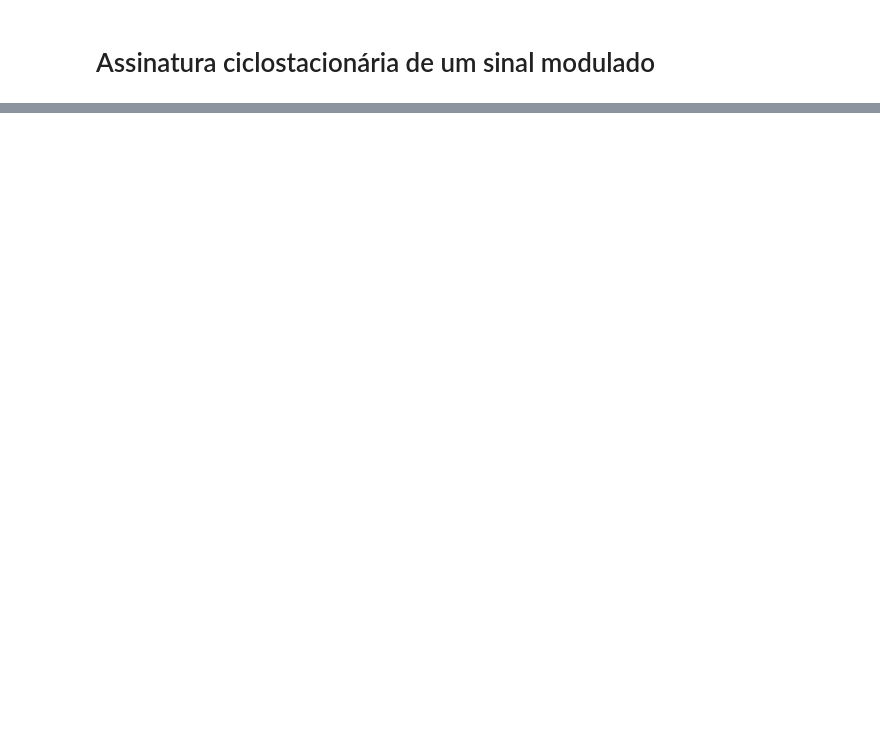
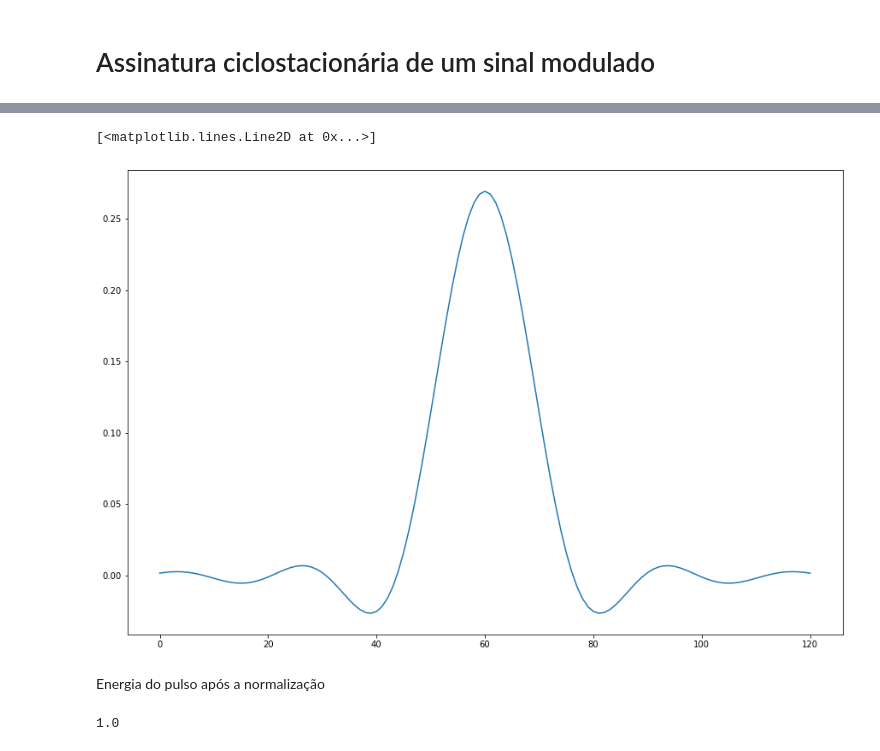
Before and after one commit to Lenival/ss_noma, a Jupyter notebook: cyclostationary_signature_calculation.ipynb, the cells around one changed output, grey strips where cells are left out. Saved outputs shown, nothing was run; the diff lists cells and outputs as text; code cells hidden in the pictures; blank space fills up the shorter version.

```diff
--- a/cyclostationary_signature_calculation.ipynb
+++ b/cyclostationary_signature_calculation.ipynb
@@ -16,0 +27,18 @@ plt.stem(x)
+# %%
+import numpy as np
+%run srrc.py
+symb = 3
+beta = 0.75
+oversampling = 20
+ps = srrc(symb, beta, oversampling)
+ps = ps/np.sqrt(np.sum(ps**2))
+plt.plot(ps)
+# %% [output]
+[<matplotlib.lines.Line2D at 0x...>]
+[figure, added]
+# %% [markdown]
+Energia do pulso após a normalização
+# %%
+print(np.sum(ps**2))
+# %% [output]
+1.0
```
Also changed, not shown: parts of 9 cells of this notebook.
